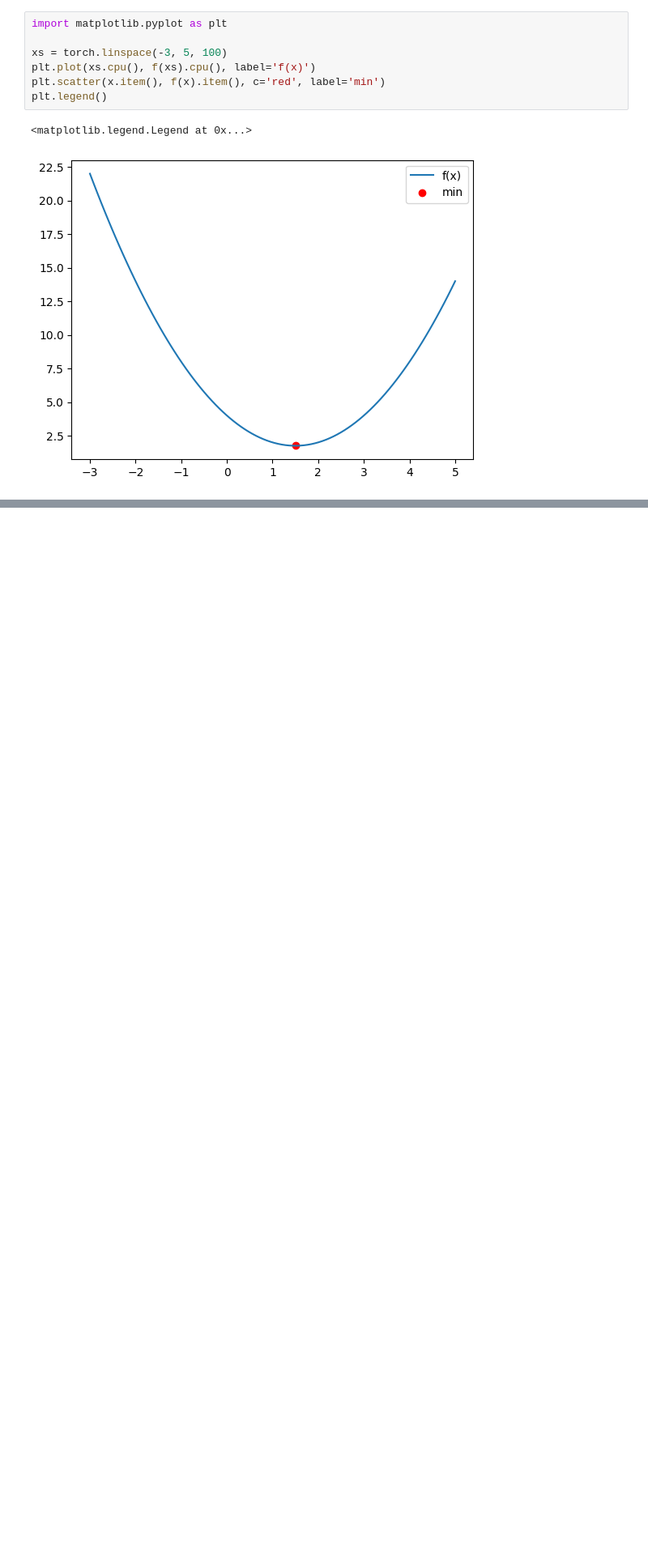
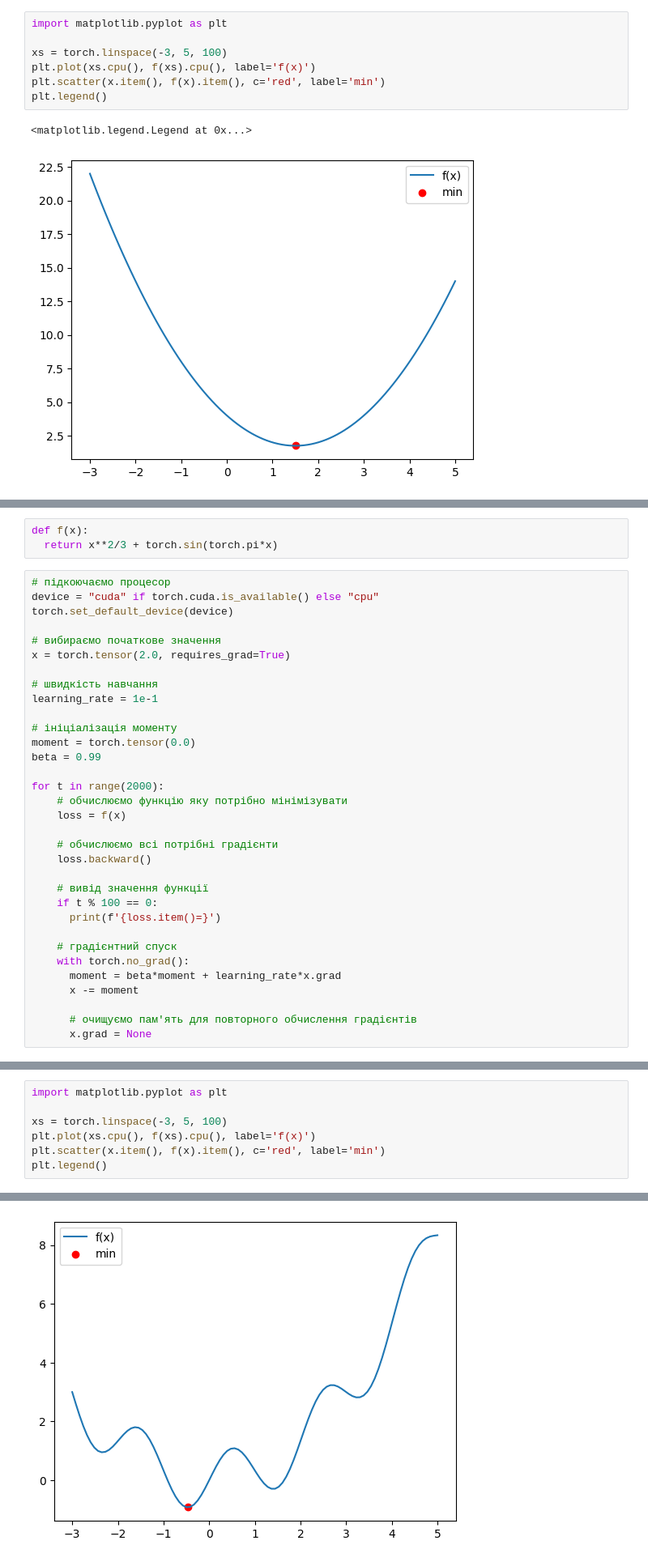
Before and after one commit to HalyshAnton/IT-Step-Pyton-AI, a Jupyter notebook: module4/pytorch.ipynb, the cells around one changed output, grey strips where cells are left out. Shown at 81% size. Drawn from its saved outputs; the diff is of its cells as text; blank space fills up the shorter version.

```diff
--- a/module4/pytorch.ipynb
+++ b/module4/pytorch.ipynb
@@ -434,0 +485,36 @@ plt.legend()
+# %%
+def f(x):
+  return x**2/3 + torch.sin(torch.pi*x)
+# %%
+# підкоючаємо процесор
+device = "cuda" if torch.cuda.is_available() else "cpu"
+torch.set_default_device(device)
+
+# вибираємо початкове значення
+x = torch.tensor(2.0, requires_grad=True)
+
+# швидкість навчання
+learning_rate = 1e-1
+
+# ініціалізація моменту
+moment = torch.tensor(0.0)
+beta = 0.99
+
+for t in range(2000):
+    # обчислюємо функцію яку потрібно мінімізувати
+    loss = f(x)
+
+    # обчислюємо всі потрібні градієнти
+    loss.backward()
+
+    # вивід значення функції
+    if t % 100 == 0:
+      print(f'{loss.item()=}')
+
+    # градієнтний спуск
+    with torch.no_grad():
+      moment = beta*moment + learning_rate*x.grad
+      x -= moment
+
+      # очищуємо пам'ять для повторного обчислення градієнтів
+      x.grad = None
@@ -434,0 +542,8 @@ plt.legend()
+# %%
+import matplotlib.pyplot as plt
+
+xs = torch.linspace(-3, 5, 100)
+plt.plot(xs.cpu(), f(xs).cpu(), label='f(x)')
+plt.scatter(x.item(), f(x).item(), c='red', label='min')
+plt.legend()
+# %% [output]
@@ -434,0 +551 @@ plt.legend()
+[figure, added]
```
Also changed, not shown: parts of 15 cells of this notebook.
